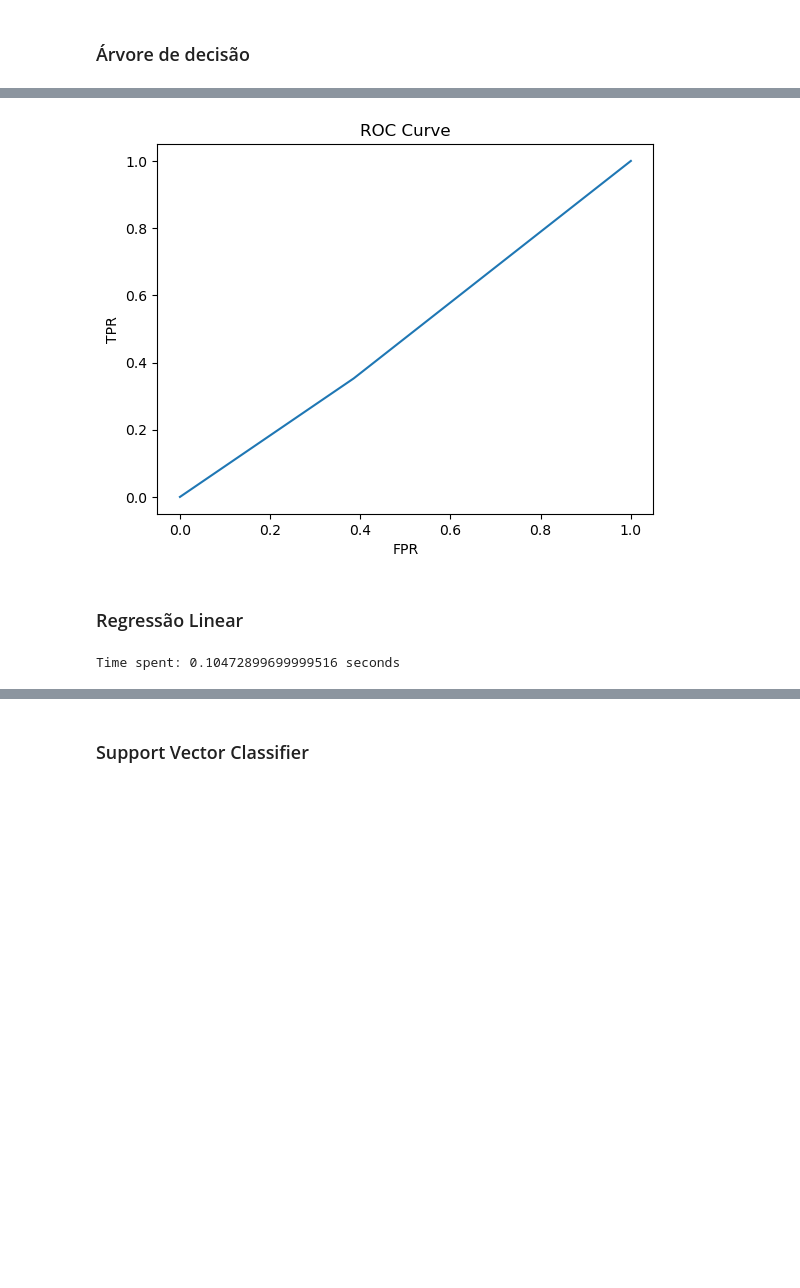
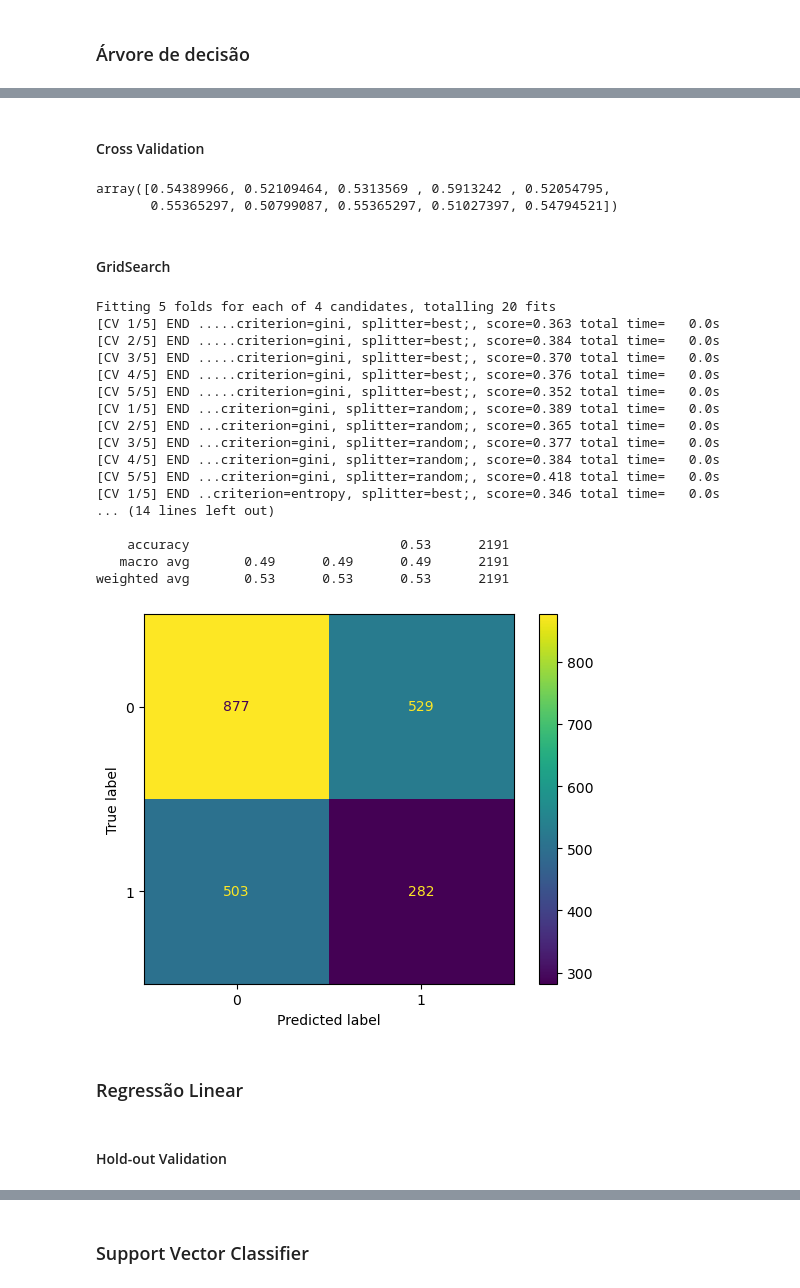
Before and after one commit to orlandopalmeira/Trabalho-DAA-2023-2024, a Jupyter notebook: Tarefa_1/tarefa_1_modelacao.ipynb, the cells around one changed output, grey strips where cells are left out. Cells and saved outputs as stored; diff of their text form; code cells hidden in the pictures; blank space fills up the shorter version.

```diff
--- a/Tarefa_1/tarefa_1_modelacao.ipynb
+++ b/Tarefa_1/tarefa_1_modelacao.ipynb
@@ -308,28 +280,60 @@ Fbeta Score: 0.3410490027086925
-# %%
-fpr, tpr, _ = roc_curve(y_test, predictionDTC)
-
-plt.clf()
-plt.plot(fpr,tpr)
-plt.xlabel('FPR')
-plt.ylabel('TPR')
-plt.title('ROC Curve')
-plt.show()
-# %% [output]
-[figure, removed]
+# %% [markdown]
+#### Cross Validation
+# %%
+scores = cross_val_score(dtc, X, y, cv=10)
+scores
+# %% [output]
+array([0.54389966, 0.52109464, 0.5313569 , 0.5913242 , 0.52054795,
+       0.55365297, 0.50799087, 0.55365297, 0.51027397, 0.54794521])
+# %% [markdown]
+#### GridSearch
+# %%
+param_grid = {
+    'criterion': ['gini', 'entropy'],
+    'splitter': ['best', 'random']
+}
+
+scoring = 'recall'
+
+grid_searchDTC = GridSearchCV(dtc, param_grid, cv=5, refit=True, verbose=3, scoring=scoring)
+grid_searchDTC.fit(X_train, y_train)
+grid_predictionDTC = grid_searchDTC.predict(X_test)
+
+
+print("Best estimator: ", grid_searchDTC.best_estimator_)
+
+
+print(classification_report(y_test, grid_predictionDTC))
+ConfusionMatrixDisplay.from_predictions(y_test, grid_predictionDTC)
+plt.show()
+# %% [output]
+Fitting 5 folds for each of 4 candidates, totalling 20 fits
+[CV 1/5] END .....criterion=gini, splitter=best;, score=0.363 total time=   0.0s
+[CV 2/5] END .....criterion=gini, splitter=best;, score=0.384 total time=   0.0s
+[CV 3/5] END .....criterion=gini, splitter=best;, score=0.370 total time=   0.0s
+[CV 4/5] END .....criterion=gini, splitter=best;, score=0.376 total time=   0.0s
+[CV 5/5] END .....criterion=gini, splitter=best;, score=0.352 total time=   0.0s
+[CV 1/5] END ...criterion=gini, splitter=random;, score=0.389 total time=   0.0s
+[CV 2/5] END ...criterion=gini, splitter=random;, score=0.365 total time=   0.0s
+[CV 3/5] END ...criterion=gini, splitter=random;, score=0.377 total time=   0.0s
+[CV 4/5] END ...criterion=gini, splitter=random;, score=0.384 total time=   0.0s
+[CV 5/5] END ...criterion=gini, splitter=random;, score=0.418 total time=   0.0s
+[CV 1/5] END ..criterion=entropy, splitter=best;, score=0.346 total time=   0.0s
+... (14 lines left out)
+
+    accuracy                           0.53      2191
+   macro avg       0.49      0.49      0.49      2191
+weighted avg       0.53      0.53      0.53      2191
+[figure, added]
 # %% [markdown]
 ### Regressão Linear
+# %% [markdown]
+#### Hold-out Validation
 # %%
 from sklearn.tree import DecisionTreeRegressor
 
 dtr = DecisionTreeRegressor(random_state=2023)
 
-starttime = time.process_time()
-
 dtr.fit(X_train, y_train)
 predictionDTR = dtr.predict(X_test)
-
-endtime = time.process_time()
-print(f"Time spent: {endtime - starttime} seconds")
-# %% [output]
-Time spent: 0.10472899699999516 seconds
 # %%
```
Also changed, not shown: parts of 27 cells of this notebook.
